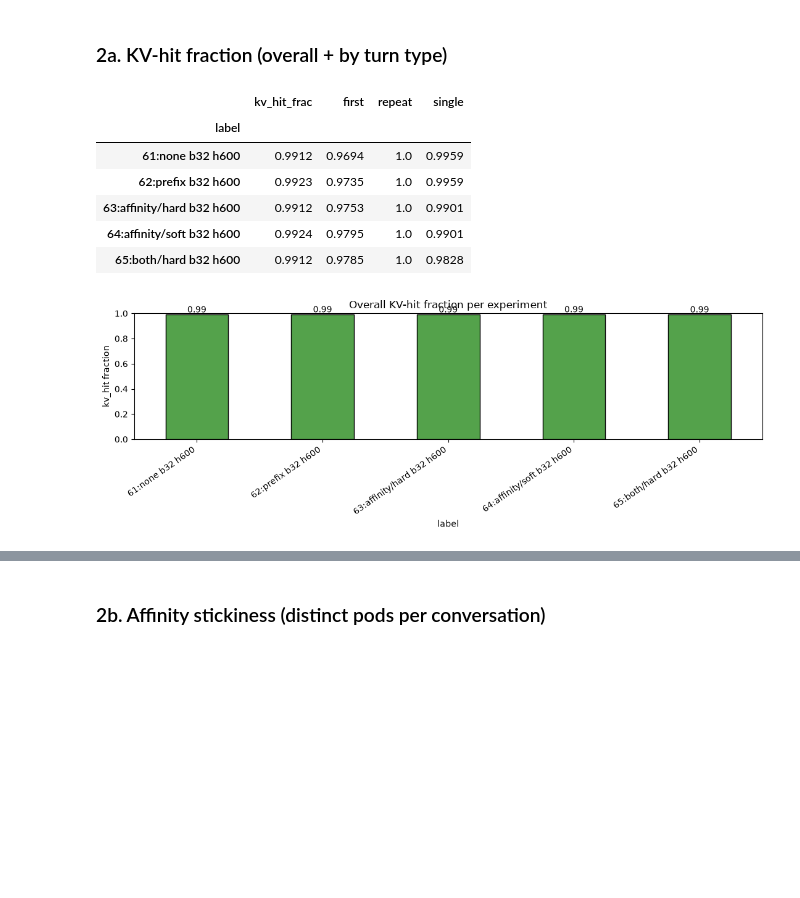
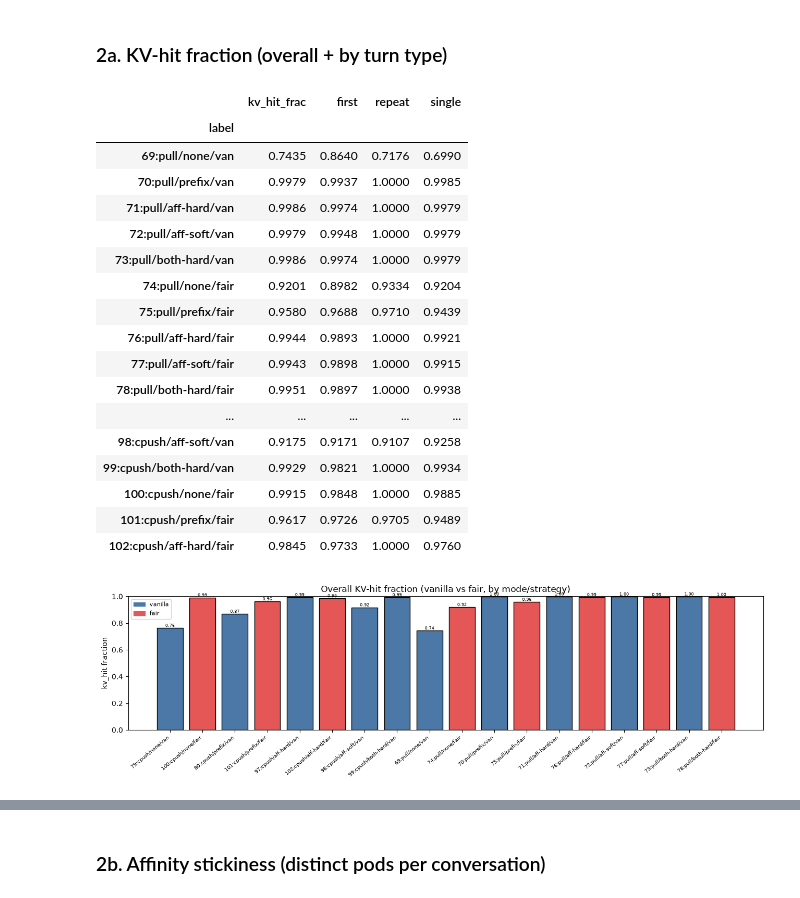
Before and after one commit to immengzi/LLM-LA, a Jupyter notebook: analysis-notebooks/claude-strategy-comparison.ipynb, the cells around one changed output, grey strips where cells are left out. Saved outputs shown, nothing was run; the diff lists cells and outputs as text; code cells hidden in the pictures; blank space fills up the shorter version.

```diff
--- a/analysis-notebooks/claude-strategy-comparison.ipynb
+++ b/analysis-notebooks/claude-strategy-comparison.ipynb
@@ -18,6 +25,7 @@ import json
 import numpy as np
 import pandas as pd
 import matplotlib.pyplot as plt
+from matplotlib.patches import Patch
 
 try:
     import yaml
@@ -26,12 +34,28 @@ except Exception:
 
 # ---- config ----------------------------------------------------------------
 EXPERIMENTS_ROOT = "/home/saeid/llm-la/src/client/experiments"
-EXP_IDS = [61, 62, 63, 64, 65]
-DELTAS = []           # [(baseline_exp, feature_exp), ...] ; [] to skip
+
+# 2 x 2 x 5 grid: router_mode {pull, central-push} x fairness {vanilla, fair}
+# x strategy {none, prefix, affinity-hard, affinity-soft, both}.
+GRID_IDS = [
+    69, 70, 71, 72, 73,      # pull / vanilla
+    74, 75, 76, 77, 78,      # pull / fair
+    79, 80, 97, 98, 99,      # central-push / vanilla
+    100, 101, 102,           # central-push / fair (102 running; aff-soft + both pending)
+]
+# The pending central-push-fair cells (aff-soft, both) get NEW experiment ids
+# when they finish -- add them here and re-run. Any listed cell without a
+# run_summary.json is auto-skipped, so 102 is picked up automatically too.
+EXTRA_IDS = []
+
 RESULT_TIMEOUT_S = 10000.0   # router hard end-to-end ceiling (for timeout counting)
 
-pd.set_option("display.width", 160)
-pd.set_option("display.max_columns", 60)
+MODE_SHORT = {"pull": "pull", "central-push": "cpush"}
+STRAT_ORDER = ["none", "prefix", "aff-hard", "aff-soft", "both-hard", "both-soft"]
+FAIR_COLORS = {False: "#4C78A8", True: "#E45756"}  # vanilla / fair
+
+pd.set_option("display.width", 200)
+pd.set_option("display.max_columns", 80)
 
 def _read_json(p):
     p = Path(p)
@@ -54,6 +78,13 @@ def _read_ndjson(p):
 
 def exp_dir(exp_id):
     return Path(EXPERIMENTS_ROOT) / str(exp_id)
+
+def strat_label(strategy, aff_mode):
+    """Compact strategy label: affinity/both carry their hard|soft mode."""
+    if strategy in ("affinity", "both"):
+        base = "aff" if strategy == "affinity" else "both"
+        return f"{base}-{aff_mode or '?'}"
+    return strategy or "?"
 # %% [markdown]
 ## 1. Experiment registry
 # %%
@@ -136,6 +244,8 @@ def load_logs(exp_id):
     return df
 
 LOGS = pd.concat([load_logs(e) for e in EXP_IDS], ignore_index=True)
+LOGS = LOGS.merge(REG[["router_mode", "fair", "strat_lab"]],
+                  left_on="exp", right_index=True, how="left")
 LOGS = LOGS.sort_values(["exp", "group", "t0_wall"]).reset_index(drop=True)
 LOGS["occ"] = LOGS.groupby(["exp", "group"]).cumcount()
 LOGS["gsize"] = LOGS.groupby(["exp", "group"])["req_id"].transform("size")
@@ -160,28 +279,33 @@ dtype: int64
 # %%
 ok = LOGS[~LOGS["failed"] & LOGS["kv_hit"].notna()].copy()
 ok["kv_hit_b"] = ok["kv_hit"].astype(bool)
 
 kv_overall = ok.groupby("label")["kv_hit_b"].mean().rename("kv_hit_frac")
 kv_by_type = ok.pivot_table(index="label", columns="turn_type",
                             values="kv_hit_b", aggfunc="mean")
 kv_tbl = pd.concat([kv_overall, kv_by_type], axis=1)
 kv_tbl = kv_tbl.reindex([LABELS[e] for e in EXP_IDS])
 display(kv_tbl.round(4))
 
-ax = kv_tbl[["kv_hit_frac"]].plot(kind="bar", figsize=(11, 4), legend=False,
-                                  color="#54A24B", edgecolor="black")
-ax.set_ylabel("kv_hit fraction"); ax.set_ylim(0, 1)
-ax.set_title("Overall KV-hit fraction per experiment")
-for i, v in enumerate(kv_tbl["kv_hit_frac"]):
-    if pd.notna(v):
-        ax.text(i, v, f"{v:.2f}", ha="center", va="bottom")
-plt.xticks(rotation=35, ha="right"); plt.tight_layout(); plt.show()
+grid_bar(kv_overall, "Overall KV-hit fraction (vanilla vs fair, by mode/strategy)",
+         "kv_hit fraction", ylim=(0, 1))
 # %% [output]
 |  | kv_hit_frac | first | repeat | single |
 | label |  |  |  |  |
-| 61:none b32 h600 | 0.9912 | 0.9694 | 1.0 | 0.9959 |
-| 62:prefix b32 h600 | 0.9923 | 0.9735 | 1.0 | 0.9959 |
-| 63:affinity/hard b32 h600 | 0.9912 | 0.9753 | 1.0 | 0.9901 |
-| 64:affinity/soft b32 h600 | 0.9924 | 0.9795 | 1.0 | 0.9901 |
-| 65:both/hard b32 h600 | 0.9912 | 0.9785 | 1.0 | 0.9828 |
+| 69:pull/none/van | 0.7435 | 0.8640 | 0.7176 | 0.6990 |
+| 70:pull/prefix/van | 0.9979 | 0.9937 | 1.0000 | 0.9985 |
+| 71:pull/aff-hard/van | 0.9986 | 0.9974 | 1.0000 | 0.9979 |
+| 72:pull/aff-soft/van | 0.9979 | 0.9948 | 1.0000 | 0.9979 |
+| 73:pull/both-hard/van | 0.9986 | 0.9974 | 1.0000 | 0.9979 |
+| 74:pull/none/fair | 0.9201 | 0.8982 | 0.9334 | 0.9204 |
+| 75:pull/prefix/fair | 0.9580 | 0.9688 | 0.9710 | 0.9439 |
+| 76:pull/aff-hard/fair | 0.9944 | 0.9893 | 1.0000 | 0.9921 |
+| 77:pull/aff-soft/fair | 0.9943 | 0.9898 | 1.0000 | 0.9915 |
+| 78:pull/both-hard/fair | 0.9951 | 0.9897 | 1.0000 | 0.9938 |
+| ... | ... | ... | ... | ... |
+| 98:cpush/aff-soft/van | 0.9175 | 0.9171 | 0.9107 | 0.9258 |
+| 99:cpush/both-hard/van | 0.9929 | 0.9821 | 1.0000 | 0.9934 |
+| 100:cpush/none/fair | 0.9915 | 0.9848 | 1.0000 | 0.9885 |
+| 101:cpush/prefix/fair | 0.9617 | 0.9726 | 0.9705 | 0.9489 |
+| 102:cpush/aff-hard/fair | 0.9845 | 0.9733 | 1.0000 | 0.9760 |
-[figure, old version]
+[figure, new version]
```
Also changed, not shown: parts of 26 cells of this notebook, 7 other files.
